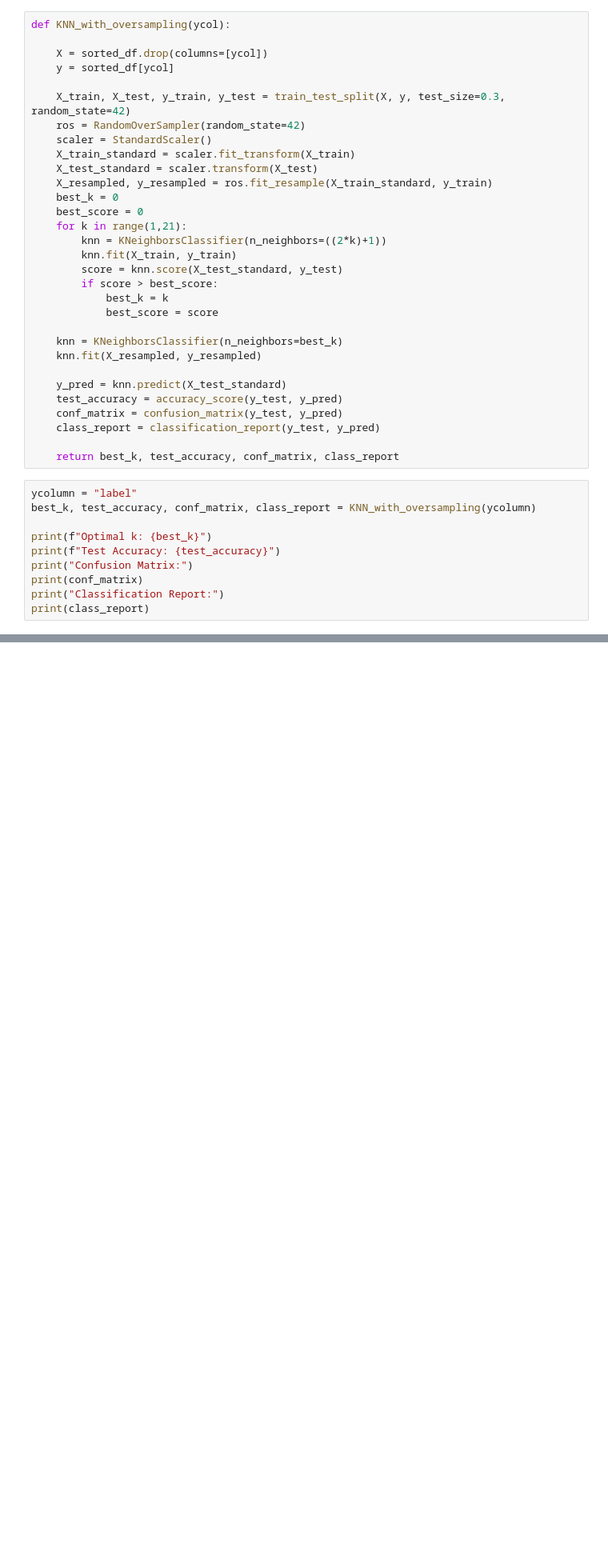
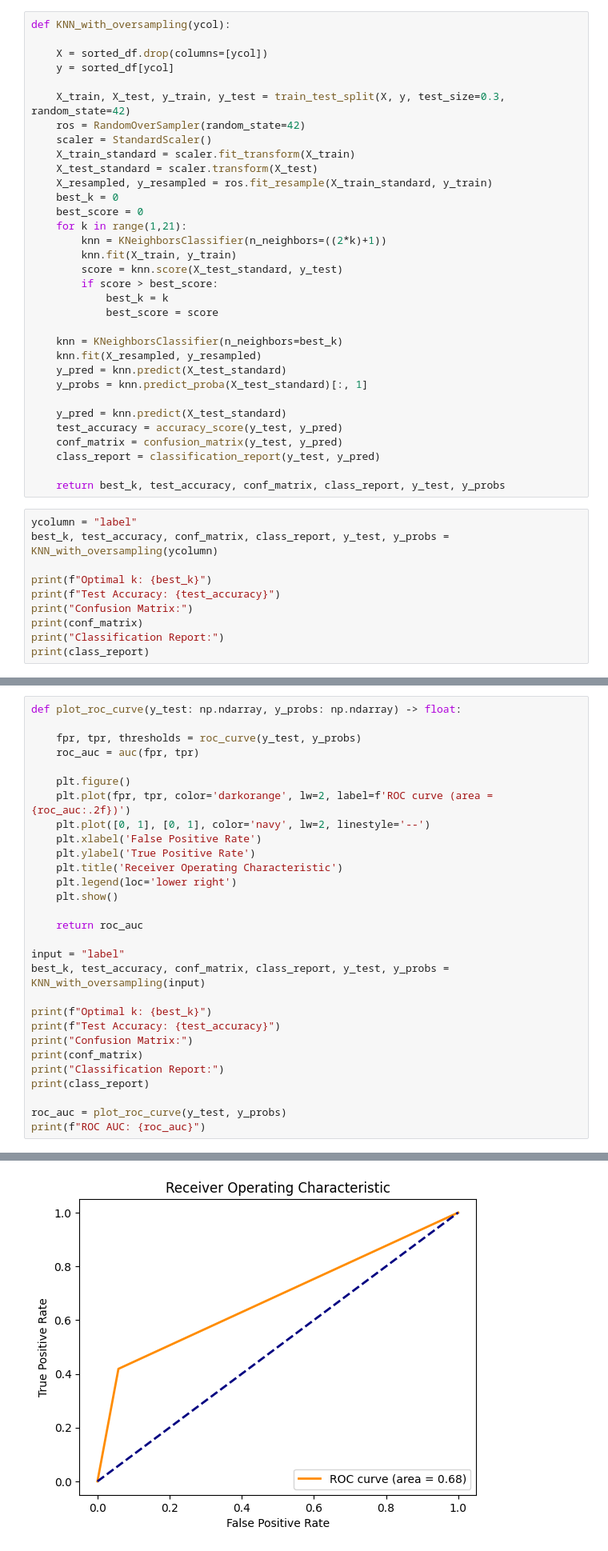
Before and after one commit to isakhel/iovanecs1070, a Jupyter notebook: Homework/homework-10-29.ipynb, the cells around one changed output, grey strips where cells are left out. Shown at 80% size. Saved outputs shown, nothing was run; the diff lists cells and outputs as text; blank space fills up the shorter version.

```diff
--- a/Homework/homework-10-29.ipynb
+++ b/Homework/homework-10-29.ipynb
@@ -95,16 +101,18 @@ def KNN_with_oversampling(ycol):
 
     knn = KNeighborsClassifier(n_neighbors=best_k)
     knn.fit(X_resampled, y_resampled)
+    y_pred = knn.predict(X_test_standard)
+    y_probs = knn.predict_proba(X_test_standard)[:, 1]
 
     y_pred = knn.predict(X_test_standard)
     test_accuracy = accuracy_score(y_test, y_pred)
     conf_matrix = confusion_matrix(y_test, y_pred)
     class_report = classification_report(y_test, y_pred)
 
-    return best_k, test_accuracy, conf_matrix, class_report
+    return best_k, test_accuracy, conf_matrix, class_report, y_test, y_probs
 # %%
 ycolumn = "label"
-best_k, test_accuracy, conf_matrix, class_report = KNN_with_oversampling(ycolumn)
+best_k, test_accuracy, conf_matrix, class_report, y_test, y_probs = KNN_with_oversampling(ycolumn)
 
 print(f"Optimal k: {best_k}")
 print(f"Test Accuracy: {test_accuracy}")
@@ -199,0 +216,30 @@ weighted avg       0.81      0.85      0.80       212
+# %%
+def plot_roc_curve(y_test: np.ndarray, y_probs: np.ndarray) -> float:
+
+    fpr, tpr, thresholds = roc_curve(y_test, y_probs)
+    roc_auc = auc(fpr, tpr)
+
+    plt.figure()
+    plt.plot(fpr, tpr, color='darkorange', lw=2, label=f'ROC curve (area = {roc_auc:.2f})')
+    plt.plot([0, 1], [0, 1], color='navy', lw=2, linestyle='--')
+    plt.xlabel('False Positive Rate')
+    plt.ylabel('True Positive Rate')
+    plt.title('Receiver Operating Characteristic')
+    plt.legend(loc='lower right')
+    plt.show()
+
+    return roc_auc
+
+input = "label"
+best_k, test_accuracy, conf_matrix, class_report, y_test, y_probs = KNN_with_oversampling(input)
+
+print(f"Optimal k: {best_k}")
+print(f"Test Accuracy: {test_accuracy}")
+print("Confusion Matrix:")
+print(conf_matrix)
+print("Classification Report:")
+print(class_report)
+
+roc_auc = plot_roc_curve(y_test, y_probs)
+print(f"ROC AUC: {roc_auc}")
+# %% [output]
@@ -199,0 +260 @@ weighted avg       0.81      0.85      0.80       212
+[figure, added]
```
Also changed, not shown: parts of 10 cells of this notebook.
